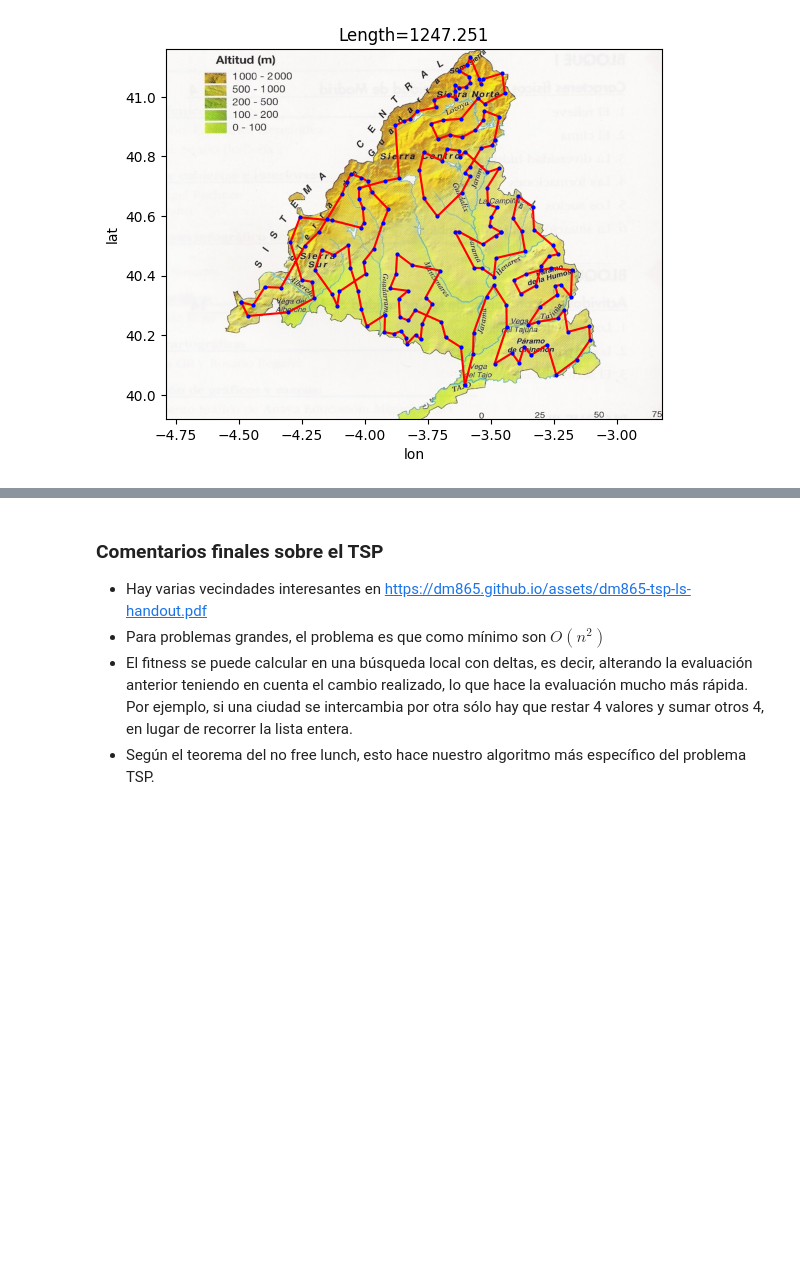
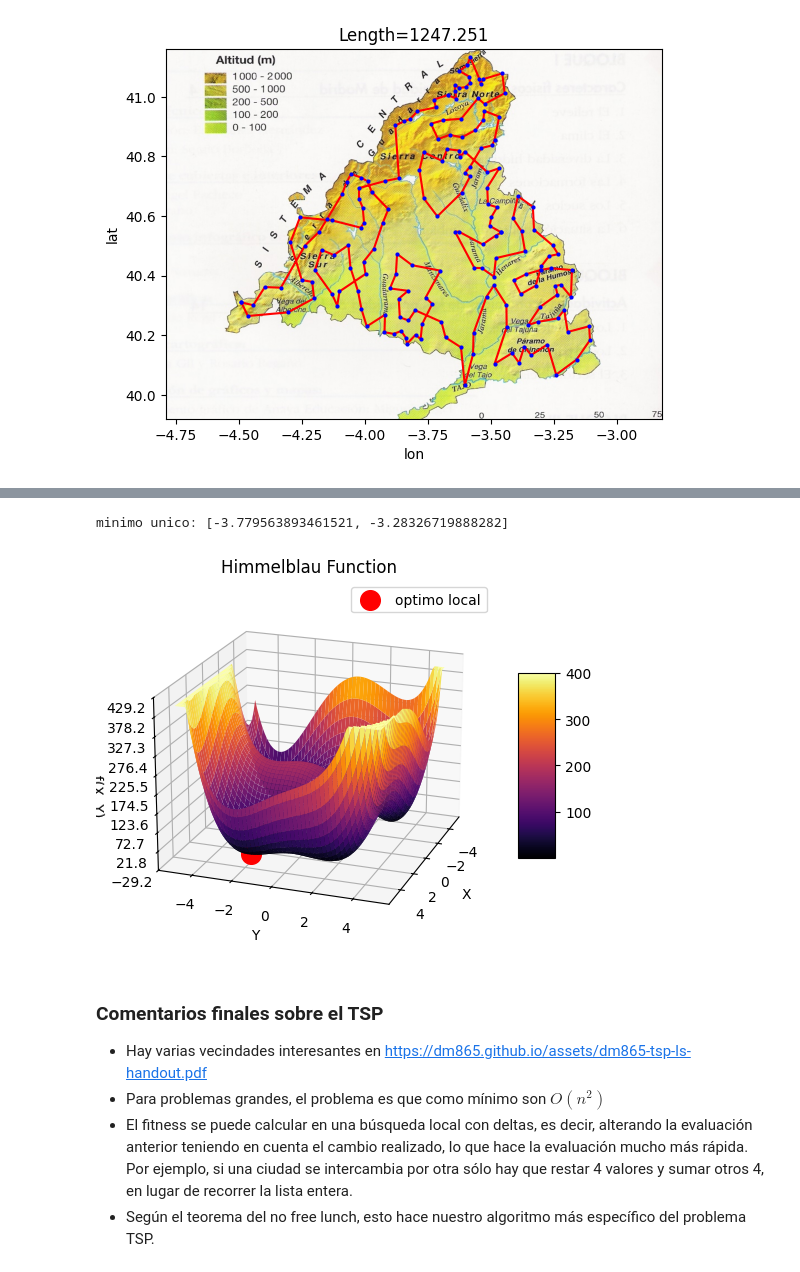
Before and after one commit to Chepados/practica1-sistemas-inteligentes, a Jupyter notebook: AG_alumno.ipynb, the cells around one changed output, grey strips where cells are left out. Drawn from its saved outputs; the diff is of its cells as text; code cells hidden in the pictures; blank space fills up the shorter version.

```diff
--- a/AG_alumno.ipynb
+++ b/AG_alumno.ipynb
@@ -402,3 +583,36 @@ def himmelblau (ch):
+# %%
+best_ind_unic = best[0]
+print("minimo unico:", best_ind_unic)
+# %% [output]
+minimo unico: [-3.779563893461521, -3.28326719888282]
+# %%
+fig, ax = plt.subplots(subplot_kw={"projection": "3d"})
+
+X = np.linspace(-5, 5, 100)
+Y = np.linspace(-5, 5, 100)
+X, Y = np.meshgrid(X, Y)
+Z = np.zeros_like(X)
+for i in range(X.shape[0]):
+    for j in range(X.shape[1]):
+        Z[i, j] = himmelblau([X[i, j], Y[i, j]])#mover el rango de colores para ver mejor el punto óptimo
+Z = np.clip(Z, 0, 400)
+surf = ax.plot_surface(X, Y, Z, cmap='inferno', edgecolor='none')
+
+ax.set_xlabel('X')
+ax.set_ylabel('Y')
+ax.set_zlabel('f(X, Y)')
+ax.set_title('Himmelblau Function')
+ax.zaxis.set_major_locator(LinearLocator(10))
+# cambiar persprectiva para ver mejor el punto óptimo
+ax.view_init(elev=20, azim=20)
+
+fig.colorbar(surf, shrink=0.5, aspect=5)
+#plot our solution
+ax.scatter(best_ind[0], best_ind[1], himmelblau(best_ind), color='r', s=200, label='optimo local')
+ax.legend()
+plt.show()
+# %% [output]
+[figure, added]
 # %% [markdown]
 ### Comentarios finales sobre el TSP
 
```
Also changed, not shown: parts of 11 cells of this notebook.
